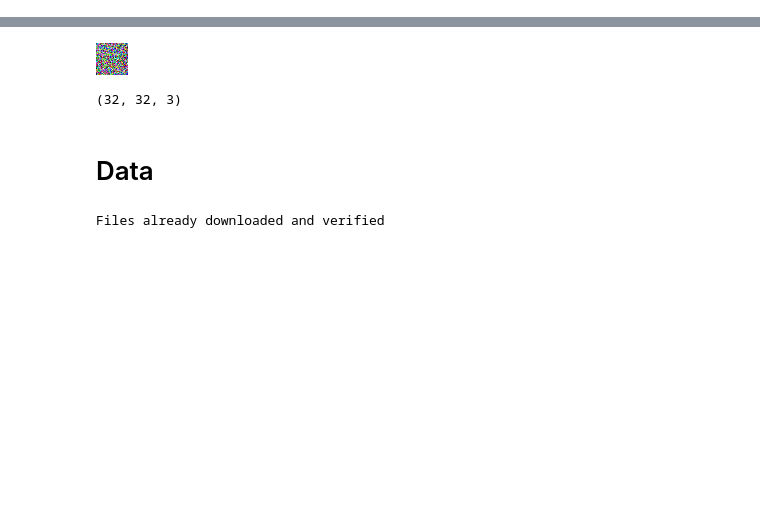
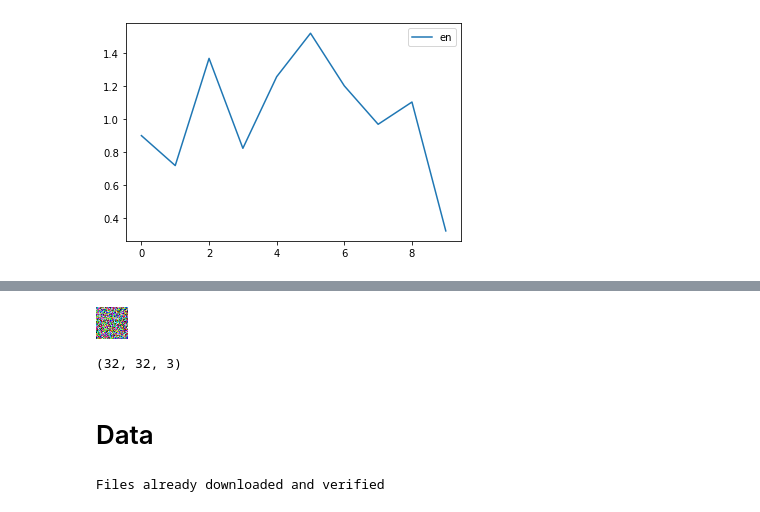
Before and after one commit to HongdaChen/FedMOON, a Jupyter notebook: ipynb/test.ipynb, the cells around one changed output, grey strips where cells are left out. Drawn from its saved outputs; the diff is of its cells as text; code cells hidden in the pictures; blank space fills up the shorter version.

Commit message:
give entropy imple

```diff
--- a/ipynb/test.ipynb
+++ b/ipynb/test.ipynb
@@ -527,3 +541,19 @@ entropy
+# %%
+entropy=[0.9000217994846605,
+ 0.7189019246974966,
+ 1.3672891064649537,
+ 0.8233513440074104,
+ 1.2564880022932812,
+ 1.5192966908812777,
+ 1.2009083641903644,
+ 0.9686101132032778,
+ 1.1031978667031486,
+ 0.3236351689336191]
+plt.plot(range(10),entropy,label="en")
+plt.legend()
+plt.show()
+# %% [output]
+[figure, added]
 # %%
 # train_dl_global,test_dl,train_ds_global,test_ds = get_dataloader("cifar10", './', 64, 32, noise_level=0)
 net_local = {}
```
Also changed, not shown: parts of 22 cells of this notebook, 4 other files.
